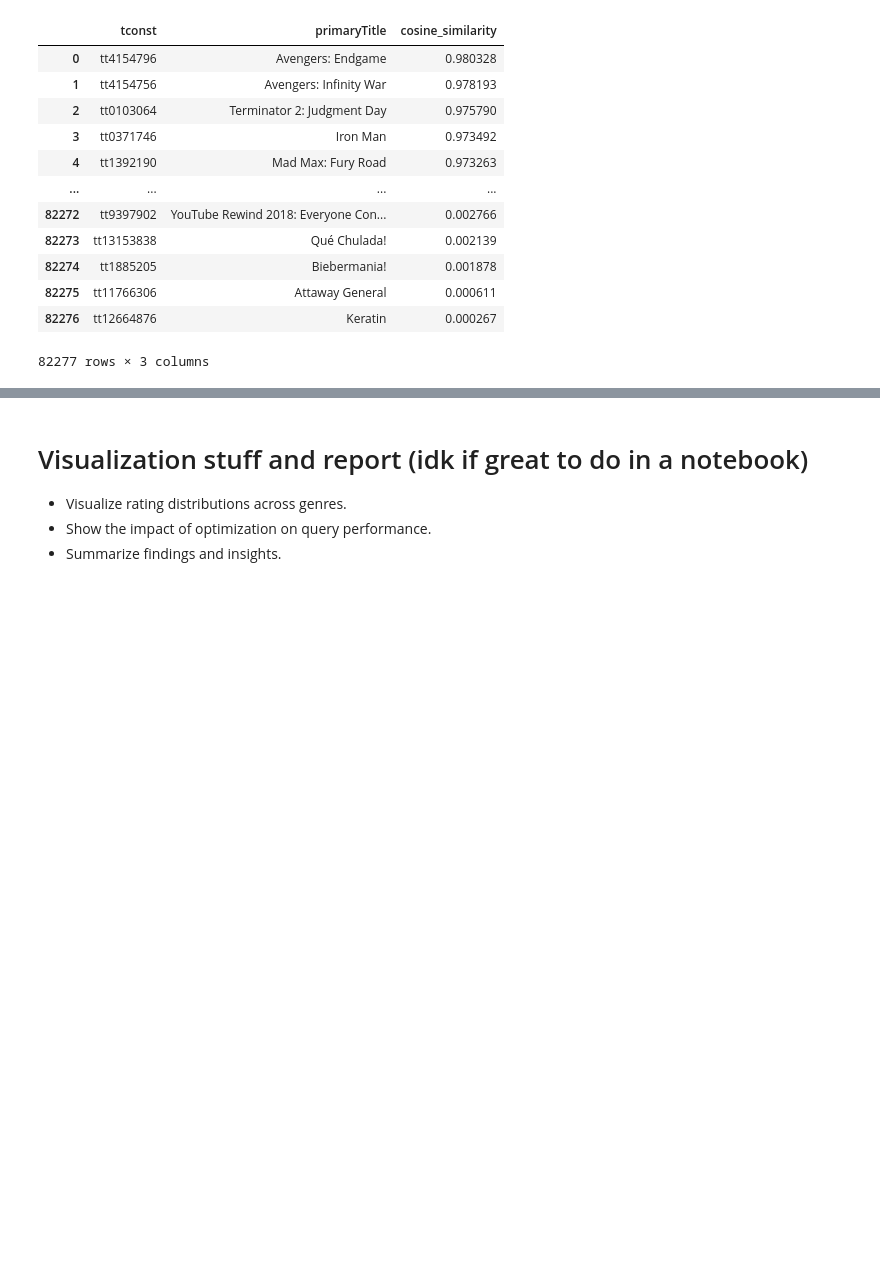
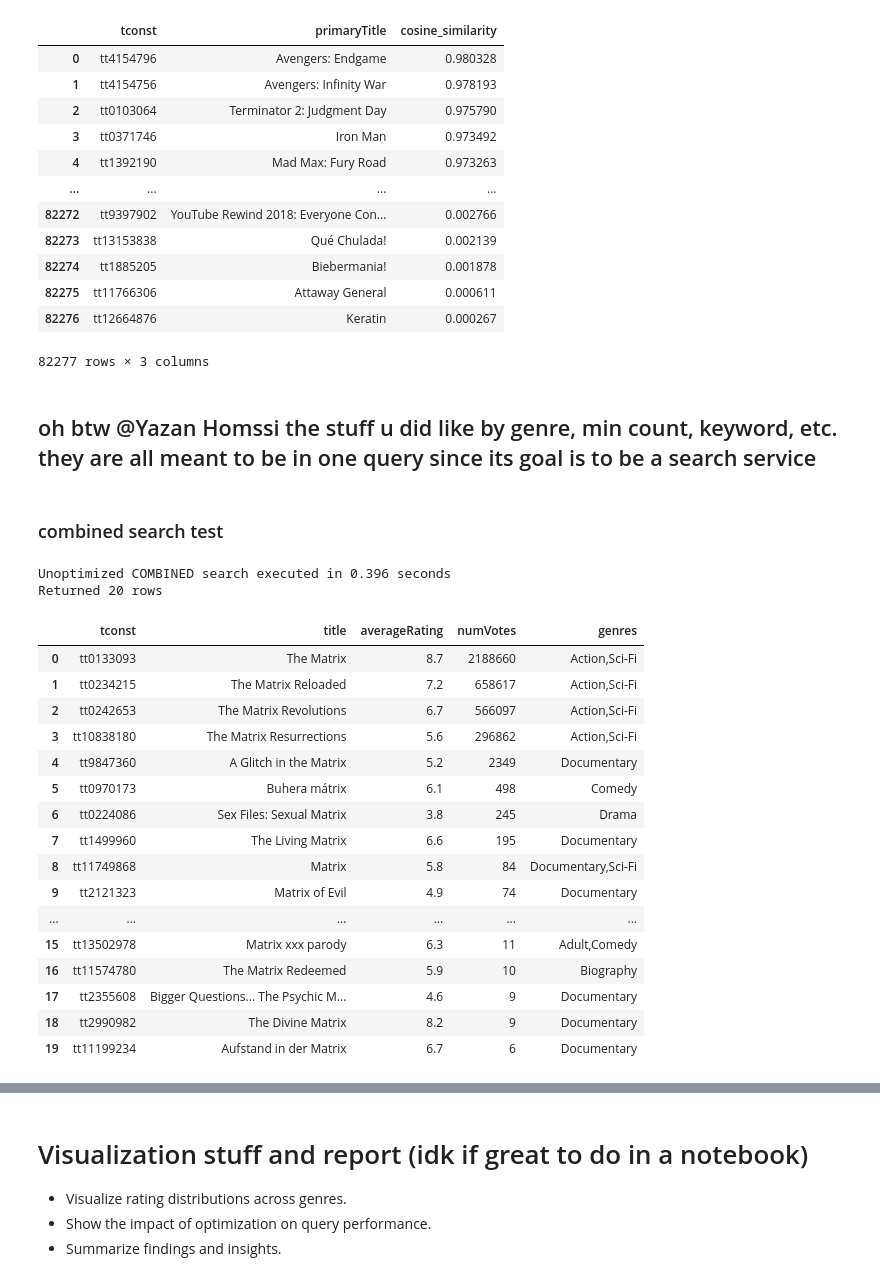
Before and after one commit to JeyyM/stadvdb-imdb, a Jupyter notebook: stadvdb-mco1-movie.ipynb, the cells around one changed output, grey strips where cells are left out. Saved outputs shown, nothing was run; the diff lists cells and outputs as text; code cells hidden in the pictures; blank space fills up the shorter version.

```diff
--- a/stadvdb-mco1-movie.ipynb
+++ b/stadvdb-mco1-movie.ipynb
@@ -881,3 +881,5 @@ Optimized similarity query executed in 1.761 seconds
 | 82275 | tt11766306 | Attaway General | 0.000611 |
 | 82276 | tt12664876 | Keratin | 0.000267 |
 82277 rows × 3 columns
+# %% [markdown]
+## oh btw @Yazan Homssi the stuff u did like by genre, min count, keyword, etc. they are all meant to be in one query since its goal is to be a search service
@@ -883,0 +997,25 @@ Optimized similarity query executed in 1.761 seconds
+# %% [markdown]
+### combined search test
+# %%
+# Test 1: Keyword only (This will show the biggest speedup)
+combined_search_unoptimized(keyword="Matrix")
+# %% [output]
+Unoptimized COMBINED search executed in 0.396 seconds
+Returned 20 rows
+|  | tconst | title | averageRating | numVotes | genres |
+| 0 | tt0133093 | The Matrix | 8.7 | 2188660 | Action,Sci-Fi |
+| 1 | tt0234215 | The Matrix Reloaded | 7.2 | 658617 | Action,Sci-Fi |
+| 2 | tt0242653 | The Matrix Revolutions | 6.7 | 566097 | Action,Sci-Fi |
+| 3 | tt10838180 | The Matrix Resurrections | 5.6 | 296862 | Action,Sci-Fi |
+| 4 | tt9847360 | A Glitch in the Matrix | 5.2 | 2349 | Documentary |
+| 5 | tt0970173 | Buhera mátrix | 6.1 | 498 | Comedy |
+| 6 | tt0224086 | Sex Files: Sexual Matrix | 3.8 | 245 | Drama |
+| 7 | tt1499960 | The Living Matrix | 6.6 | 195 | Documentary |
+| 8 | tt11749868 | Matrix | 5.8 | 84 | Documentary,Sci-Fi |
+| 9 | tt2121323 | Matrix of Evil | 4.9 | 74 | Documentary |
+| ... | ... | ... | ... | ... | ... |
+| 15 | tt13502978 | Matrix xxx parody | 6.3 | 11 | Adult,Comedy |
+| 16 | tt11574780 | The Matrix Redeemed | 5.9 | 10 | Biography |
+| 17 | tt2355608 | Bigger Questions... The Psychic M... | 4.6 | 9 | Documentary |
+| 18 | tt2990982 | The Divine Matrix | 8.2 | 9 | Documentary |
+| 19 | tt11199234 | Aufstand in der Matrix | 6.7 | 6 | Documentary |
```
Also changed, not shown: parts of 7 cells of this notebook.
